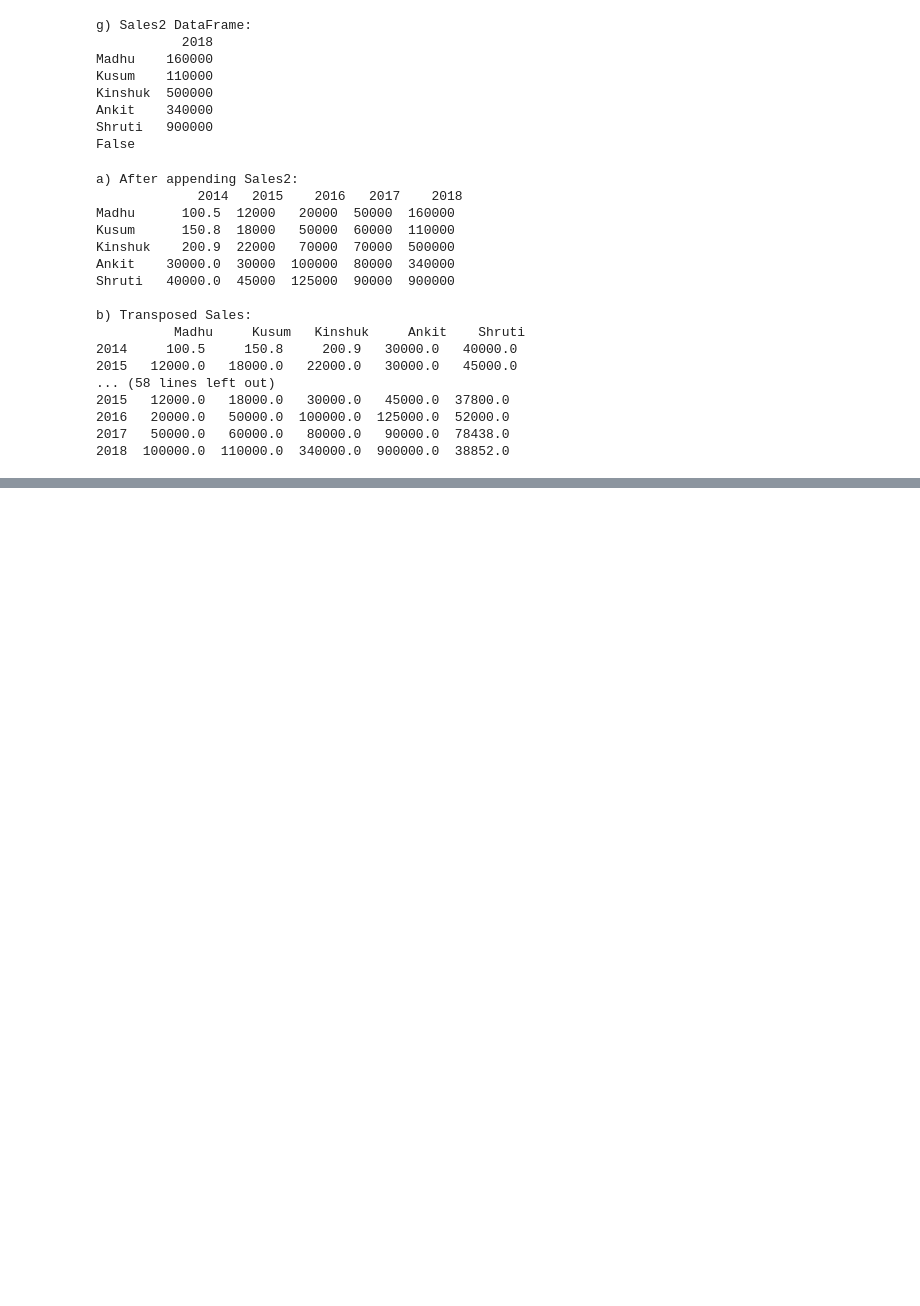
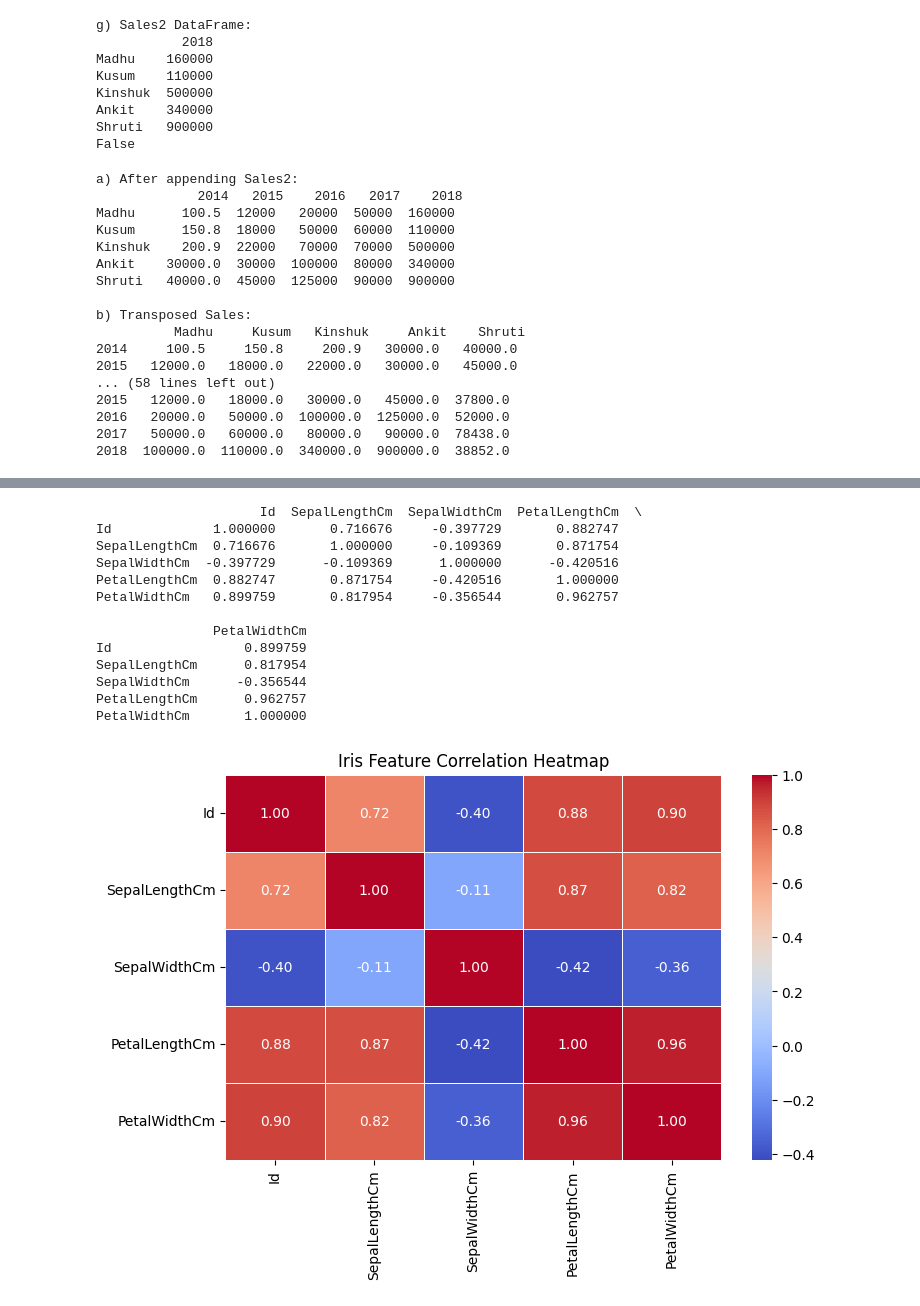
Before and after one commit to ramakrishnabhavana/Bhavana-sML, a Jupyter notebook: ML_Lab.ipynb, the cells around one changed output, grey strips where cells are left out. Cells and saved outputs as stored; diff of their text form; code cells hidden in the pictures; blank space fills up the shorter version.

```diff
--- a/ML_Lab.ipynb
+++ b/ML_Lab.ipynb
@@ -176,0 +341,28 @@ b) Transposed Sales:
+# %%
+import pandas as pd
+import seaborn as sns
+import matplotlib.pyplot as plt
+df = pd.read_csv('Iris.csv')
+df_numeric = df.select_dtypes(include='number')
+correlation_matrix = df_numeric.corr()
+print(correlation_matrix)
+
+plt.figure(figsize=(8, 5))
+sns.heatmap(correlation_matrix, annot=True, cmap='coolwarm', fmt=".2f", linewidths=0.5)
+plt.title('Iris Feature Correlation Heatmap')
+plt.show()
+# %% [output]
+                     Id  SepalLengthCm  SepalWidthCm  PetalLengthCm  \
+Id             1.000000       0.716676     -0.397729       0.882747
+SepalLengthCm  0.716676       1.000000     -0.109369       0.871754
+SepalWidthCm  -0.397729      -0.109369      1.000000      -0.420516
+PetalLengthCm  0.882747       0.871754     -0.420516       1.000000
+PetalWidthCm   0.899759       0.817954     -0.356544       0.962757
+
+               PetalWidthCm
+Id                 0.899759
+SepalLengthCm      0.817954
+SepalWidthCm      -0.356544
+PetalLengthCm      0.962757
+PetalWidthCm       1.000000
+[figure, added]
```
Also changed, not shown: parts of 9 cells of this notebook.
